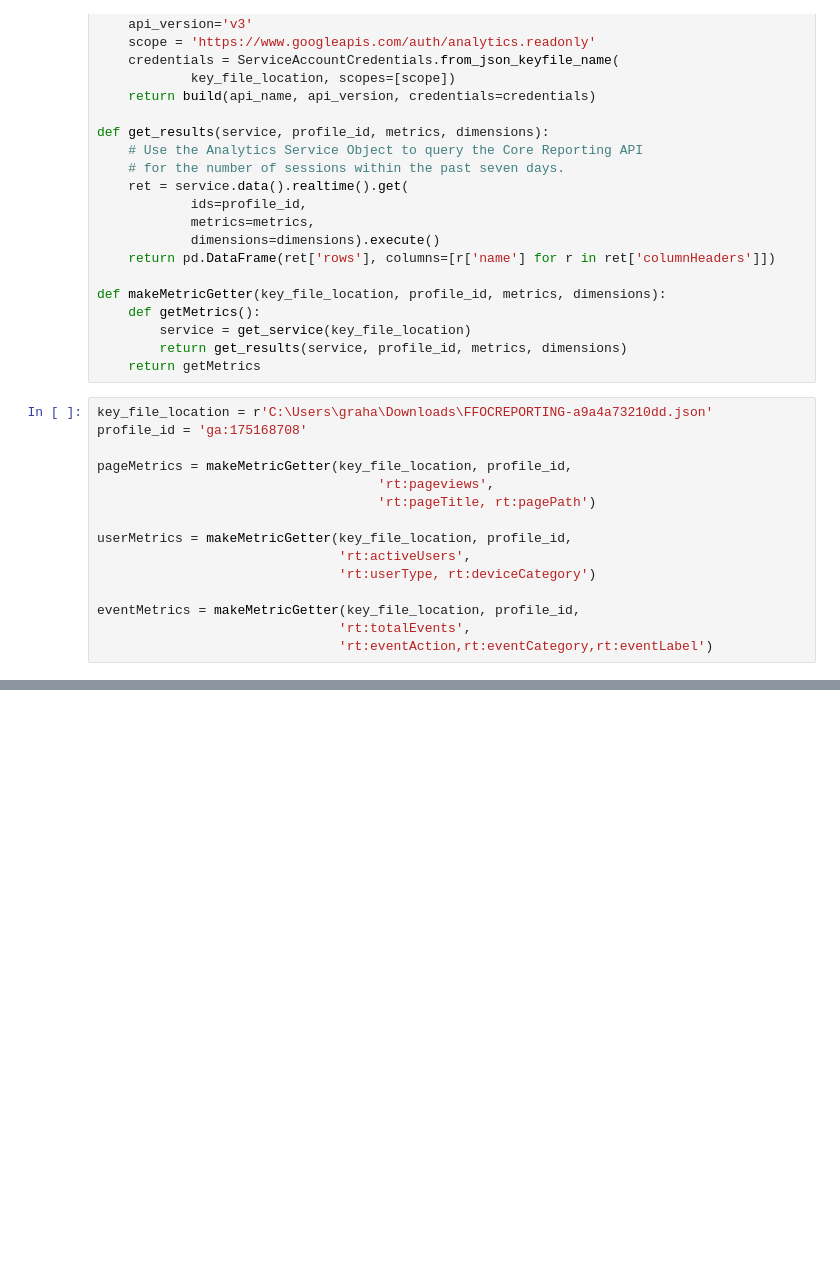
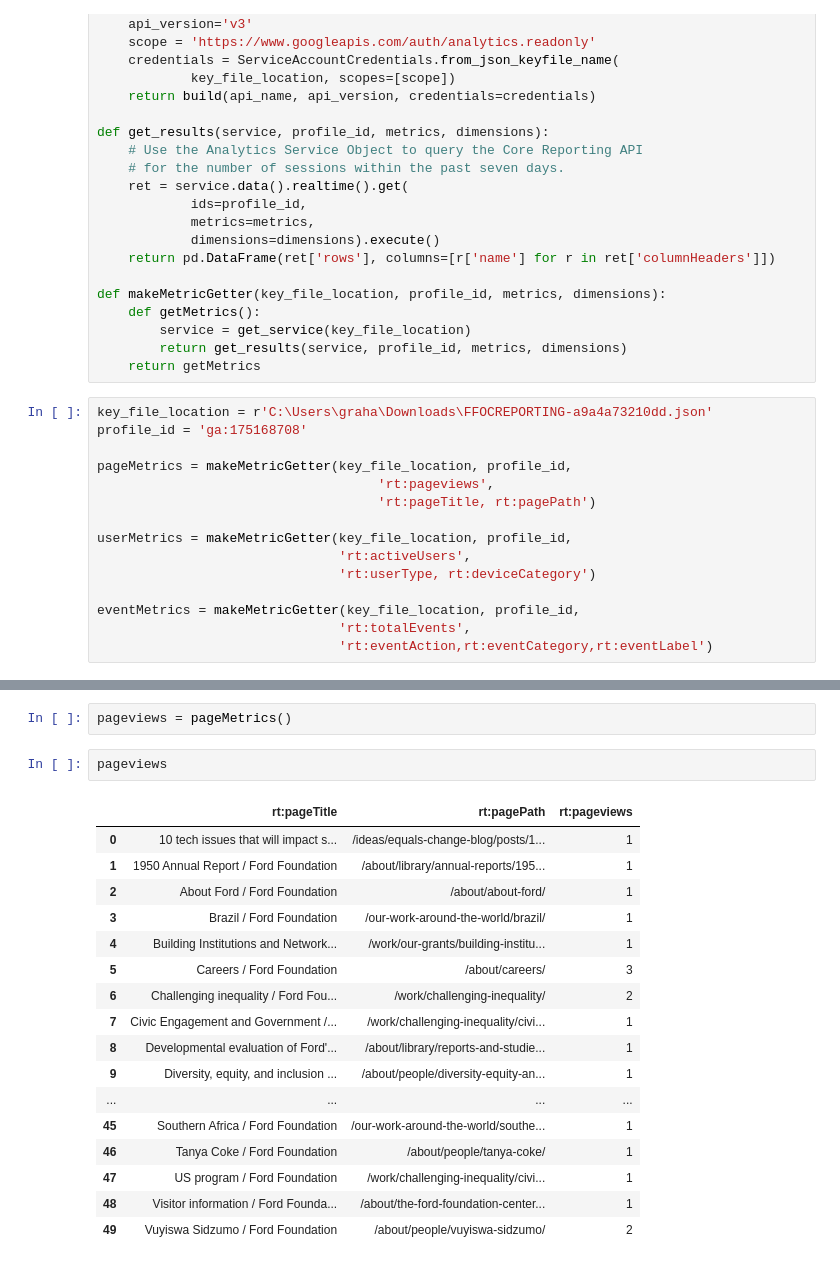
Before and after one commit to grahamsw/EngineRoom, a Jupyter notebook: GoogleAnalyticsRealtimeData/GetRealtimeAnalytics.ipynb, the cells around one changed output, grey strips where cells are left out. Saved outputs shown, nothing was run; the diff lists cells and outputs as text; blank space fills up the shorter version.

```diff
--- a/GoogleAnalyticsRealtimeData/GetRealtimeAnalytics.ipynb
+++ b/GoogleAnalyticsRealtimeData/GetRealtimeAnalytics.ipynb
@@ -71,0 +72,22 @@ eventMetrics()
+# %%
+pageviews = pageMetrics()
+# %%
+pageviews
+# %% [output]
+|  | rt:pageTitle | rt:pagePath | rt:pageviews |
+| 0 | 10 tech issues that will impact s... | /ideas/equals-change-blog/posts/1... | 1 |
+| 1 | 1950 Annual Report / Ford Foundation | /about/library/annual-reports/195... | 1 |
+| 2 | About Ford / Ford Foundation | /about/about-ford/ | 1 |
+| 3 | Brazil / Ford Foundation | /our-work-around-the-world/brazil/ | 1 |
+| 4 | Building Institutions and Network... | /work/our-grants/building-institu... | 1 |
+| 5 | Careers / Ford Foundation | /about/careers/ | 3 |
+| 6 | Challenging inequality / Ford Fou... | /work/challenging-inequality/ | 2 |
+| 7 | Civic Engagement and Government /... | /work/challenging-inequality/civi... | 1 |
+| 8 | Developmental evaluation of Ford'... | /about/library/reports-and-studie... | 1 |
+| 9 | Diversity, equity, and inclusion ... | /about/people/diversity-equity-an... | 1 |
+| ... | ... | ... | ... |
+| 45 | Southern Africa / Ford Foundation | /our-work-around-the-world/southe... | 1 |
+| 46 | Tanya Coke / Ford Foundation | /about/people/tanya-coke/ | 1 |
+| 47 | US program / Ford Foundation | /work/challenging-inequality/civi... | 1 |
+| 48 | Visitor information / Ford Founda... | /about/the-ford-foundation-center... | 1 |
+| 49 | Vuyiswa Sidzumo / Ford Foundation | /about/people/vuyiswa-sidzumo/ | 2 |
```
Also changed, not shown: parts of 3 cells of this notebook, 6 other files.
